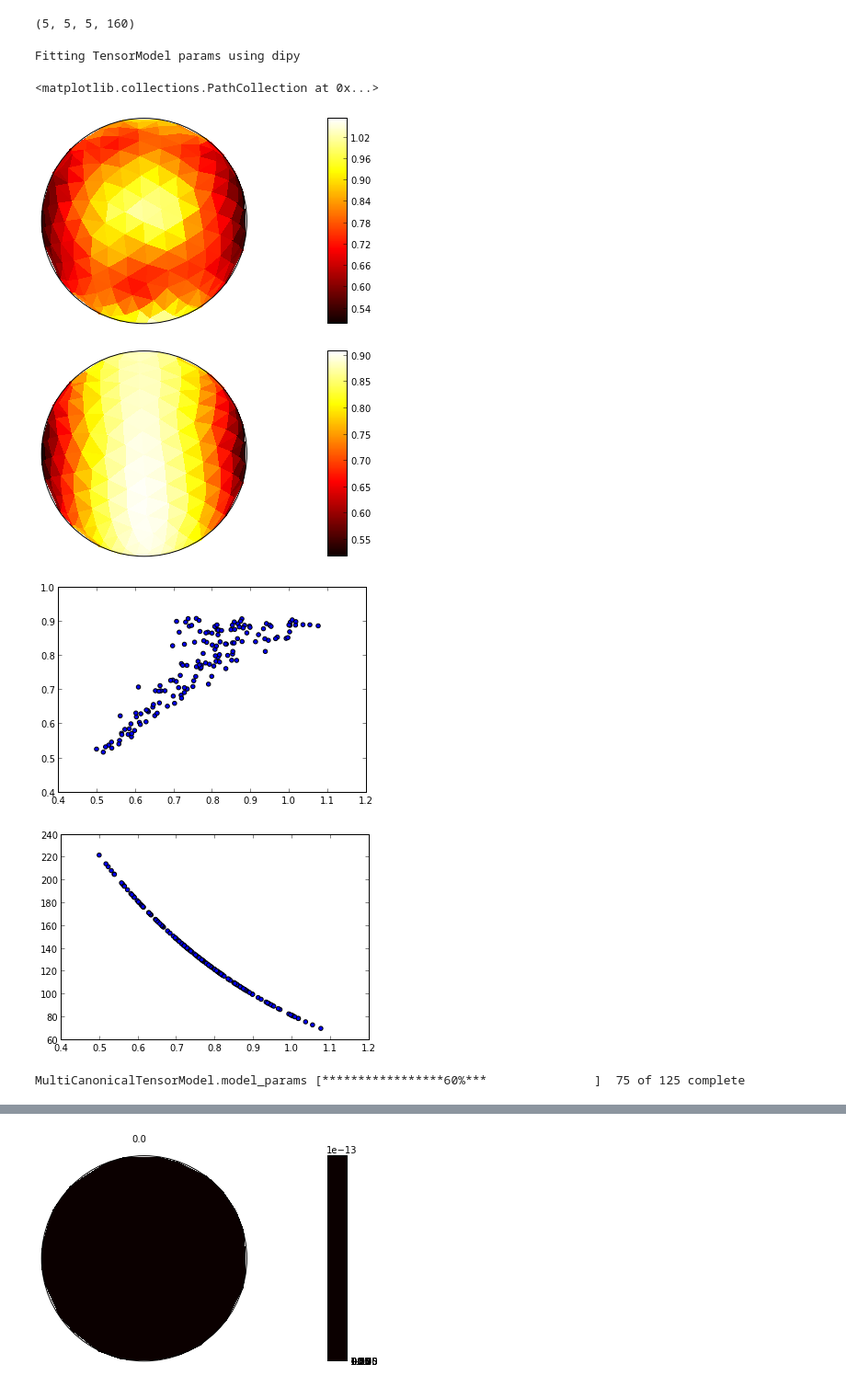
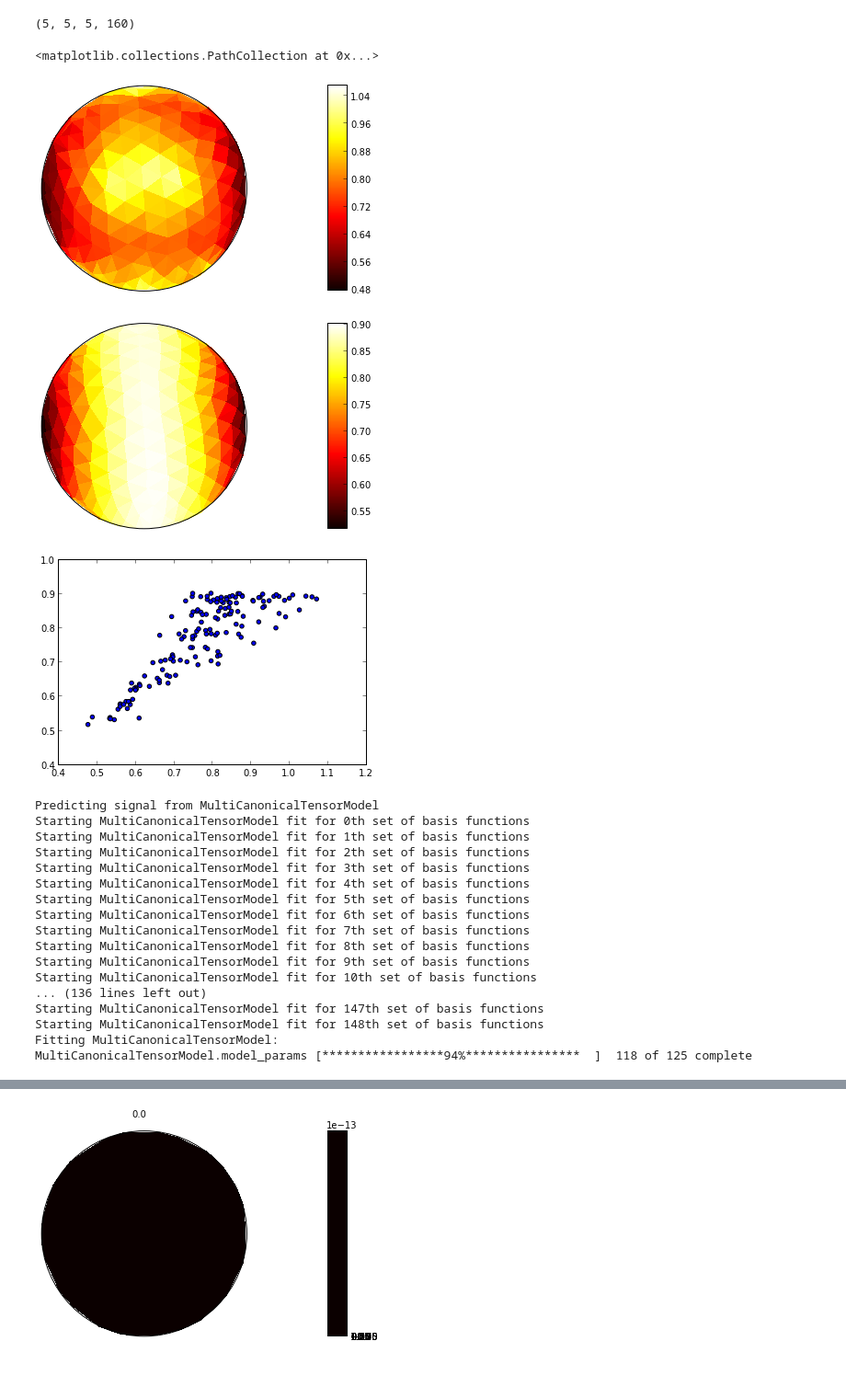
Before and after one commit to arokem/osmosis, a Jupyter notebook: osmosis/ipynb/Simulations.ipynb, the cells around one changed output, grey strips where cells are left out. Shown at 92% size. Cells and saved outputs as stored; diff of their text form; code cells hidden in the pictures.

```diff
--- a/osmosis/ipynb/Simulations.ipynb
+++ b/osmosis/ipynb/Simulations.ipynb
@@ -39,8 +39,8 @@ for i, angle in enumerate(angles):
             S0 = 100 + np.ones(10) * sph
             vol[i,j,k] = np.concatenate((S0, v.signal(np.mean(S0))))
 
-vol1 = dps.add_noise(vol, snr=100, noise_type='rician')
-vol2 = dps.add_noise(vol, snr=100, noise_type='rician')
+vol1 = dps.add_noise(vol, snr=10, noise_type='rician')
+vol2 = dps.add_noise(vol, snr=10, noise_type='rician')
 
 
 #angles, weights, sphere
@@ -53,38 +51,63 @@ vol1.shape
 bvecs_data = np.concatenate((np.zeros((3,10)), bvecs), -1)
 bvals_data = np.concatenate((np.zeros(10), bvals))
 # %%
-TM = ozm.TensorModel(vol1,
+TM1 = ozm.TensorModel(vol1,
                      bvecs_data,
                      bvals_data,
                      params_file = tempfile.NamedTemporaryFile().name
                      )
-CTM = ozm.MultiCanonicalTensorModel(vol1,
+
+TM2 = ozm.TensorModel(vol2,
+                     bvecs_data,
+                     bvals_data,
+                     params_file = tempfile.NamedTemporaryFile().name
+                     )
+
+CTM1 = ozm.MultiCanonicalTensorModel(vol1,
                                bvecs_data,
                                bvals_data,
                                params_file = tempfile.NamedTemporaryFile().name
                                )
+
+CTM2 = ozm.MultiCanonicalTensorModel(vol2,
+                               bvecs_data,
+                               bvals_data,
+                               params_file = tempfile.NamedTemporaryFile().name
+                               )
 # %%
-vox_idx = (4,4,4)
-viz.sig_on_projection(bvecs, TM.adc[vox_idx], tri=True)
-viz.sig_on_projection(bvecs, TM.model_adc[vox_idx], tri=True)
+vox_idx1 = (4,4,4)
 
-fig,ax = plt.subplots(1)
+fig1 = viz.sig_on_projection(bvecs, TM1.adc[vox_idx], tri=True)
+fig2 = viz.sig_on_projection(bvecs, TM1.model_adc[vox_idx], tri=True)
+
+fig3,ax = plt.subplots(1)
 ax.scatter(TM.adc[vox_idx], TM.model_adc[vox_idx])
 # %% [output]
-Fitting TensorModel params using dipy
+<matplotlib.collections.PathCollection at 0x...>
-<matplotlib.collections.PathCollection at 0x...>
-[figure, old version]
+[figure, new version]
-[figure, old version]
+[figure, new version]
-[figure, old version]
+[figure, new version]
-[figure, removed]
 # %%
 viz.sig_on_projection(bvecs, CTM.relative_signal[vox_idx], tri=True)
 viz.sig_on_projection(bvecs, CTM.fit[vox_idx]/CTM.S0[vox_idx], tri=True)
 
 fig,ax = plt.subplots(1)
 ax.scatter(CTM.signal[vox_idx], CTM.fit[vox_idx])
-#a,b,c = CTM.model_params[vox_idx]
-#plot((CTM.rotations[a] * b + c) * CTM.S0[vox_idx])
-#CTM.model_params[vox_idx]
 # %% [output]
-MultiCanonicalTensorModel.model_params [*****************60%***               ]  75 of 125 complete
+Predicting signal from MultiCanonicalTensorModel
+Starting MultiCanonicalTensorModel fit for 0th set of basis functions
+Starting MultiCanonicalTensorModel fit for 1th set of basis functions
+Starting MultiCanonicalTensorModel fit for 2th set of basis functions
+Starting MultiCanonicalTensorModel fit for 3th set of basis functions
+Starting MultiCanonicalTensorModel fit for 4th set of basis functions
+Starting MultiCanonicalTensorModel fit for 5th set of basis functions
+Starting MultiCanonicalTensorModel fit for 6th set of basis functions
+Starting MultiCanonicalTensorModel fit for 7th set of basis functions
+Starting MultiCanonicalTensorModel fit for 8th set of basis functions
+Starting MultiCanonicalTensorModel fit for 9th set of basis functions
+Starting MultiCanonicalTensorModel fit for 10th set of basis functions
+... (136 lines left out)
+Starting MultiCanonicalTensorModel fit for 147th set of basis functions
+Starting MultiCanonicalTensorModel fit for 148th set of basis functions
+Fitting MultiCanonicalTensorModel:
+MultiCanonicalTensorModel.model_params [*****************94%****************  ]  118 of 125 complete
```
Also changed, not shown: parts of 3 cells of this notebook, 2 other files.
